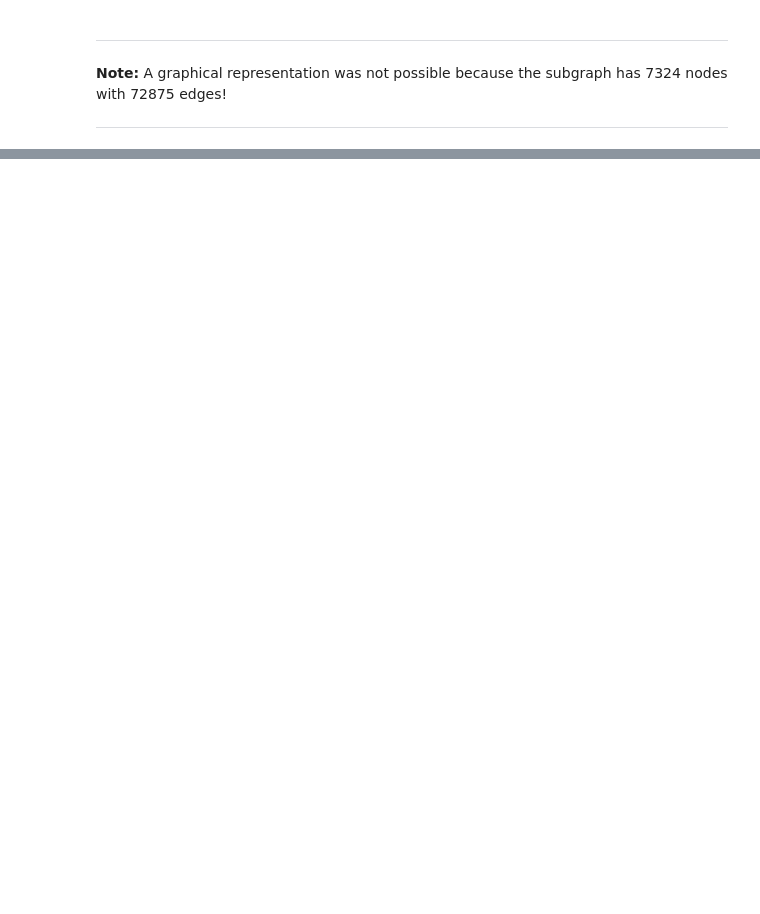
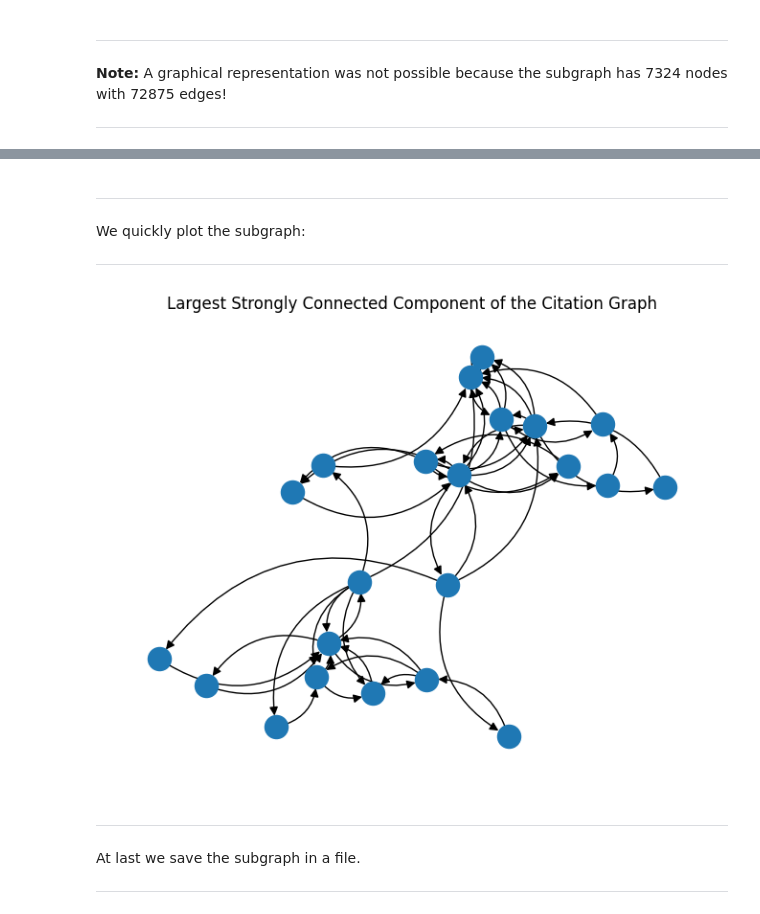
Before and after one commit to ahmadsaaddm/ADM-HW5, a Jupyter notebook: main.ipynb, the cells around one changed output, grey strips where cells are left out. Drawn from its saved outputs; the diff is of its cells as text; code cells hidden in the pictures; blank space fills up the shorter version.

```diff
--- a/main.ipynb
+++ b/main.ipynb
@@ -307,0 +1022,33 @@ collaboration_subgraph = collaboration_graph.subgraph(largest_component)
+# %%
+# Get all strongly connected components
+strongly_connected_components = nx.strongly_connected_components(citation_graph)
+
+# Find the largest strongly connected component
+largest_component = max(strongly_connected_components, key=len)
+
+# Create a subgraph from the largest component
+citation_subgraph = citation_graph.subgraph(largest_component)
+# %% [markdown]
+---
+
+We quickly plot the subgraph:
+
+---
+# %%
+# Plot the subgraph
+pos = nx.spring_layout(citation_subgraph)
+nx.draw(citation_subgraph,
+        pos,
+        with_labels=False,
+        arrowsize=13,
+        connectionstyle="arc3, rad=0.4")
+plt.title("Largest Strongly Connected Component of the Citation Graph")
+plt.show()
+# %% [output]
+[figure, added]
+# %% [markdown]
+---
+
+At last we save the subgraph in a file.
+
+---
```
Also changed, not shown: parts of 75 cells of this notebook.
